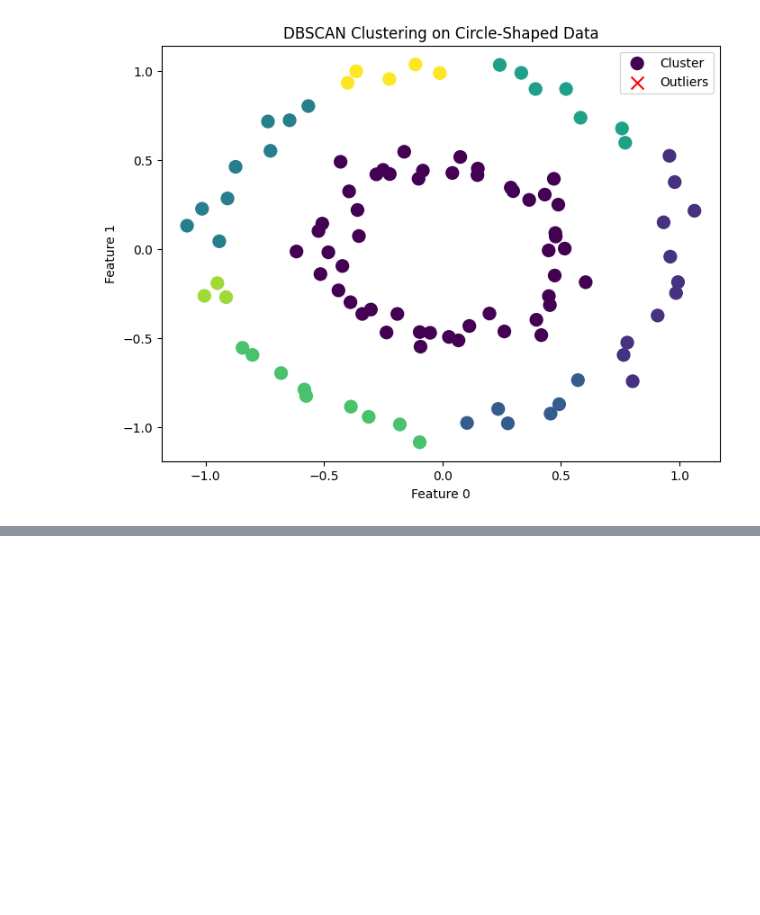
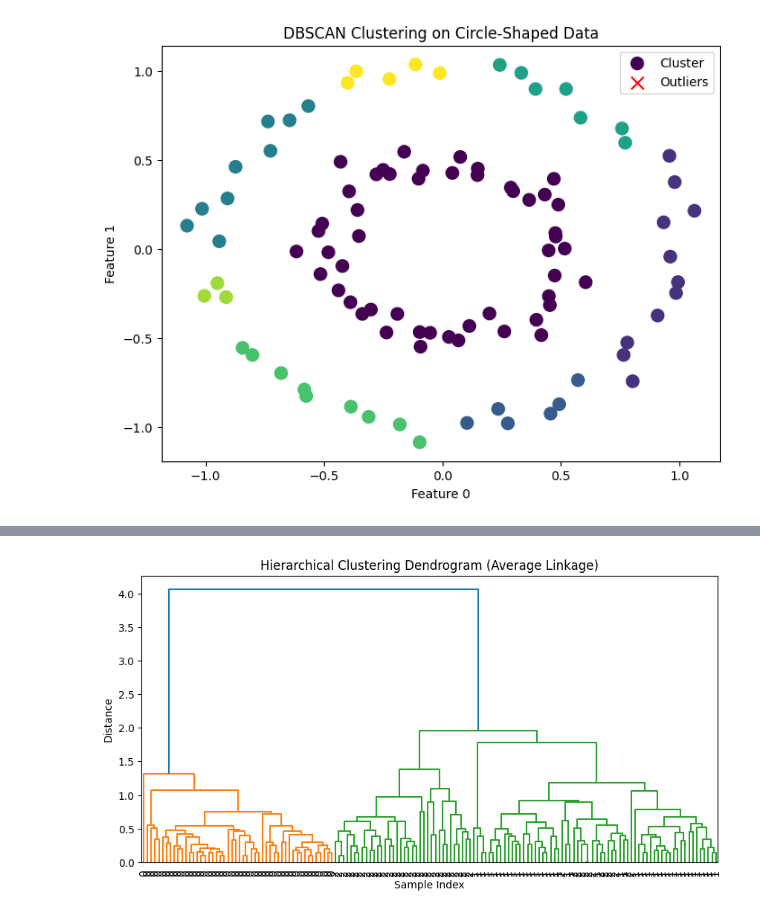
Before and after one commit to fp05107/PW_Skills_Assignments, a Jupyter notebook: Milestone_3_MachineLearning/week_11/Clustering_Assignment.ipynb, the cells around one changed output, grey strips where cells are left out. Drawn from its saved outputs; the diff is of its cells as text; code cells hidden in the pictures; blank space fills up the shorter version.

```diff
--- a/Milestone_3_MachineLearning/week_11/Clustering_Assignment.ipynb
+++ b/Milestone_3_MachineLearning/week_11/Clustering_Assignment.ipynb
@@ -462,0 +575,23 @@ plt.show()
+# %%
+# 30. Load the Iris dataset and use hierarchical clustering to group data. Plot a dendrogram with average linkage
+
+import matplotlib.pyplot as plt
+from sklearn.datasets import load_iris
+from scipy.cluster.hierarchy import dendrogram, linkage
+
+# Load Iris dataset
+iris = load_iris()
+X = iris.data
+
+# Perform hierarchical clustering
+Z = linkage(X, method='average')
+
+# Plot dendrogram
+plt.figure(figsize=(10, 5))
+dendrogram(Z, labels=iris.target, leaf_rotation=90, leaf_font_size=10)
+plt.title("Hierarchical Clustering Dendrogram (Average Linkage)")
+plt.xlabel("Sample Index")
+plt.ylabel("Distance")
+plt.show()
+# %% [output]
+[figure, added]
```
Also changed, not shown: parts of 27 cells of this notebook, 1 other file.
